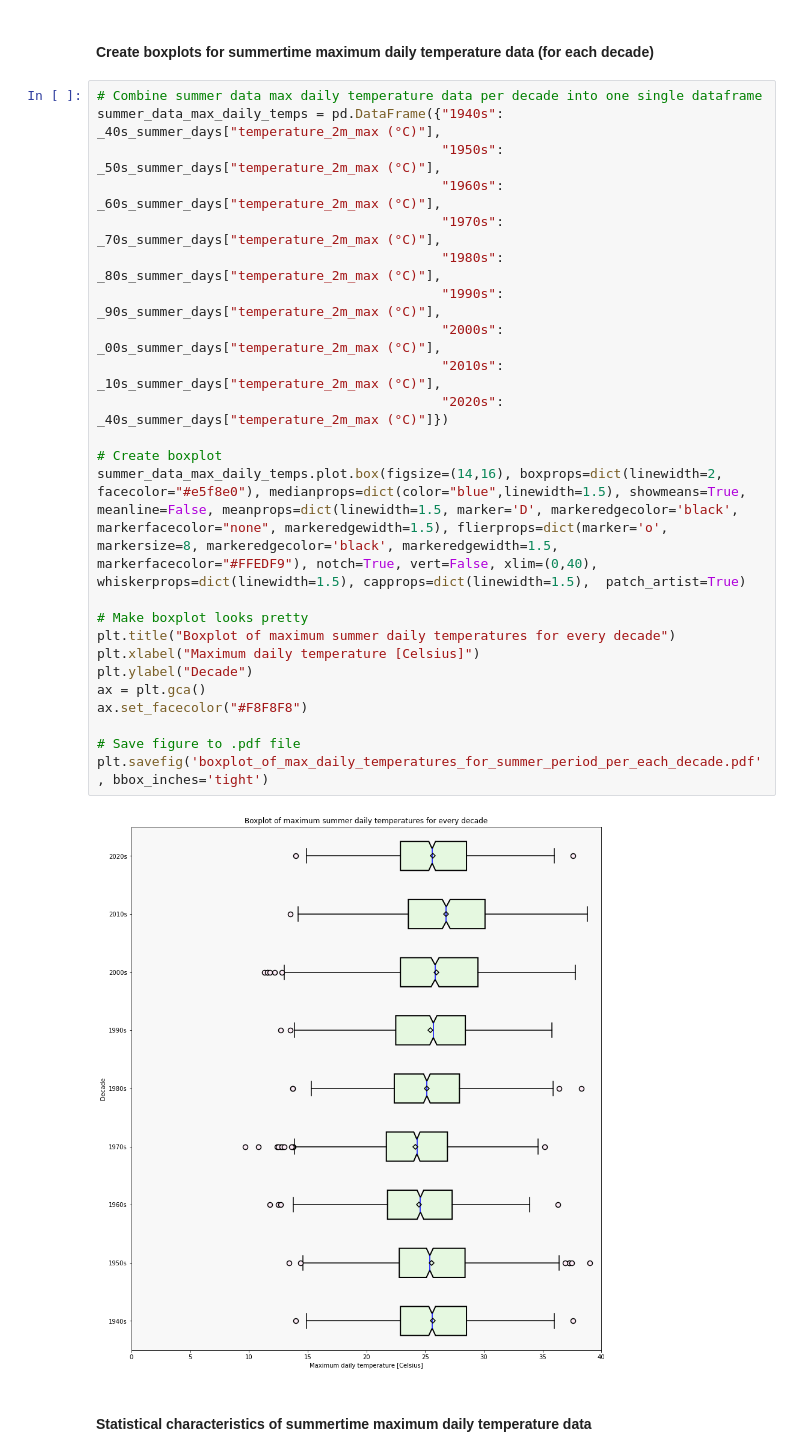
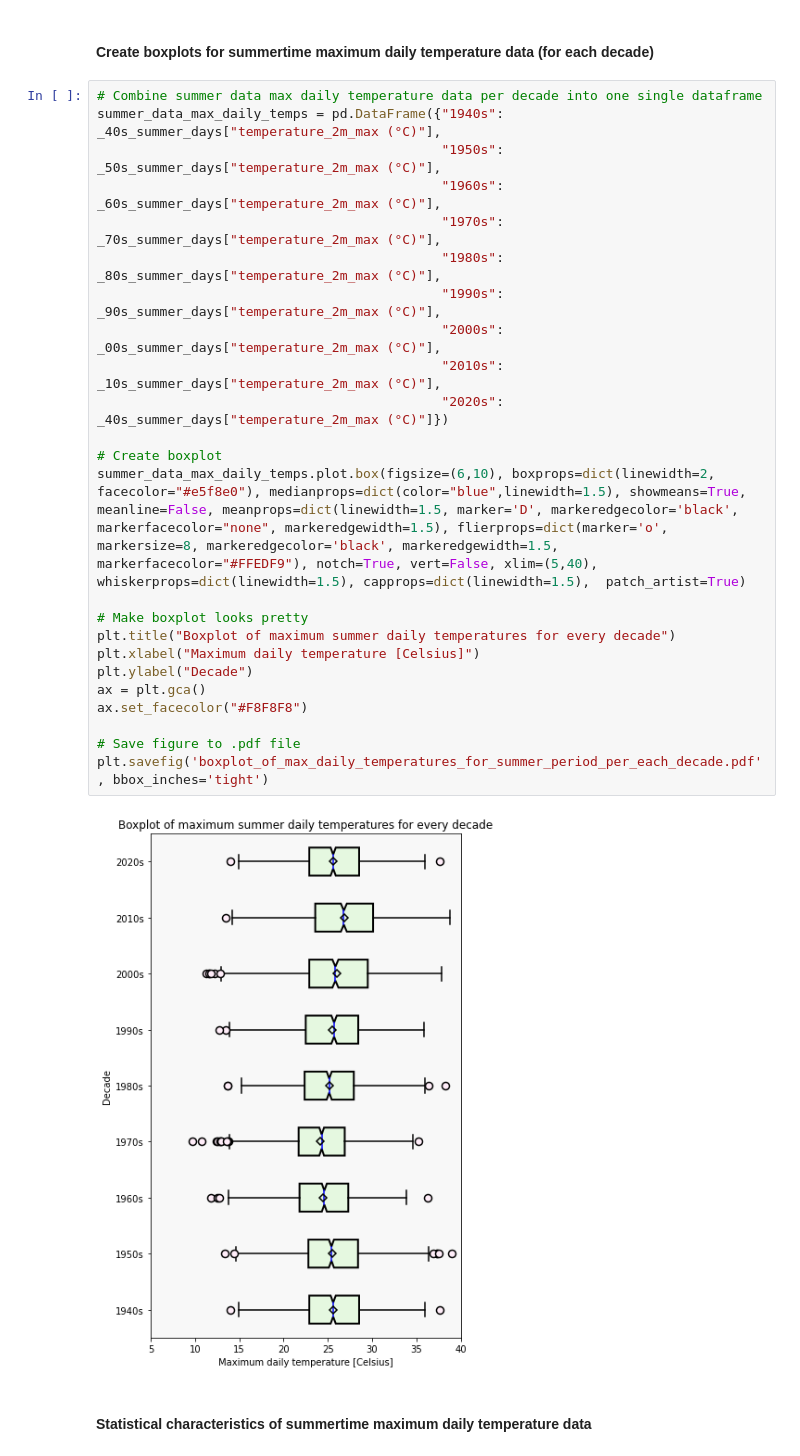
Before and after one commit to cimbaIG/Weather_data_Zagreb, a Jupyter notebook: weather_data_zagreb.ipynb, the cells around one changed output. Drawn from its saved outputs; the diff is of its cells as text.

Commit message:
Resize figure

```diff
--- a/weather_data_zagreb.ipynb
+++ b/weather_data_zagreb.ipynb
@@ -971,29 +971,29 @@ plt.savefig('distribution_of_max_daily_temperatures_for_summer_period_per_each_d
 # %%
 # Combine summer data max daily temperature data per decade into one single dataframe
 summer_data_max_daily_temps = pd.DataFrame({"1940s": _40s_summer_days["temperature_2m_max (°C)"],
                                             "1950s": _50s_summer_days["temperature_2m_max (°C)"],
                                             "1960s": _60s_summer_days["temperature_2m_max (°C)"],
                                             "1970s": _70s_summer_days["temperature_2m_max (°C)"],
                                             "1980s": _80s_summer_days["temperature_2m_max (°C)"],
                                             "1990s": _90s_summer_days["temperature_2m_max (°C)"],
                                             "2000s": _00s_summer_days["temperature_2m_max (°C)"],
                                             "2010s": _10s_summer_days["temperature_2m_max (°C)"],
                                             "2020s": _40s_summer_days["temperature_2m_max (°C)"]})
 
 # Create boxplot
-summer_data_max_daily_temps.plot.box(figsize=(14,16), boxprops=dict(linewidth=2, facecolor="#e5f8e0"), medianprops=dict(color="blue",linewidth=1.5), showmeans=True, meanline=False, meanprops=dict(linewidth=1.5, marker='D', markeredgecolor='black', markerfacecolor="none", markeredgewidth=1.5), flierprops=dict(marker='o', markersize=8, markeredgecolor='black', markeredgewidth=1.5, markerfacecolor="#FFEDF9"), notch=True, vert=False, xlim=(0,40), whiskerprops=dict(linewidth=1.5), capprops=dict(linewidth=1.5),  patch_artist=True)
+summer_data_max_daily_temps.plot.box(figsize=(6,10), boxprops=dict(linewidth=2, facecolor="#e5f8e0"), medianprops=dict(color="blue",linewidth=1.5), showmeans=True, meanline=False, meanprops=dict(linewidth=1.5, marker='D', markeredgecolor='black', markerfacecolor="none", markeredgewidth=1.5), flierprops=dict(marker='o', markersize=8, markeredgecolor='black', markeredgewidth=1.5, markerfacecolor="#FFEDF9"), notch=True, vert=False, xlim=(5,40), whiskerprops=dict(linewidth=1.5), capprops=dict(linewidth=1.5),  patch_artist=True)
 
 # Make boxplot looks pretty
 plt.title("Boxplot of maximum summer daily temperatures for every decade")
 plt.xlabel("Maximum daily temperature [Celsius]")
 plt.ylabel("Decade")
 ax = plt.gca()
 ax.set_facecolor("#F8F8F8")
 
 # Save figure to .pdf file
 plt.savefig('boxplot_of_max_daily_temperatures_for_summer_period_per_each_decade.pdf', bbox_inches='tight')
 # %% [output]
-[figure, old version]
+[figure, new version]
 # %% [markdown]
 #### Statistical characteristics of summertime maximum daily temperature data
 # %%
```
Also changed, not shown: 17 other files.
